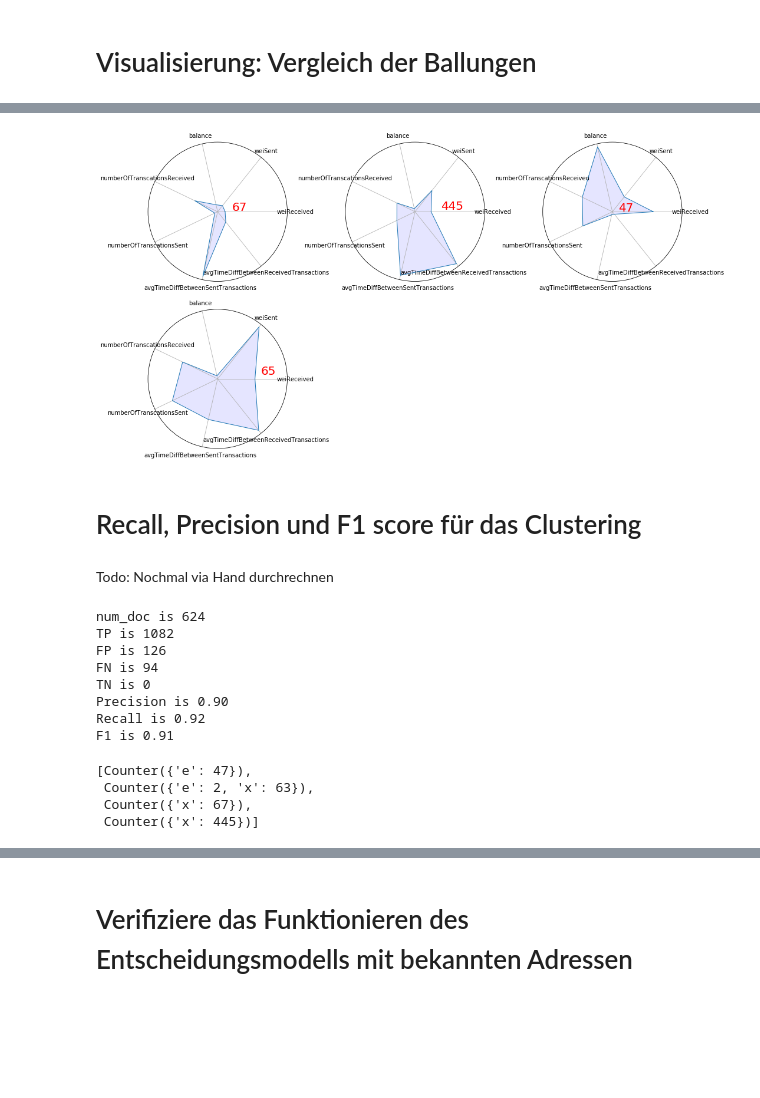
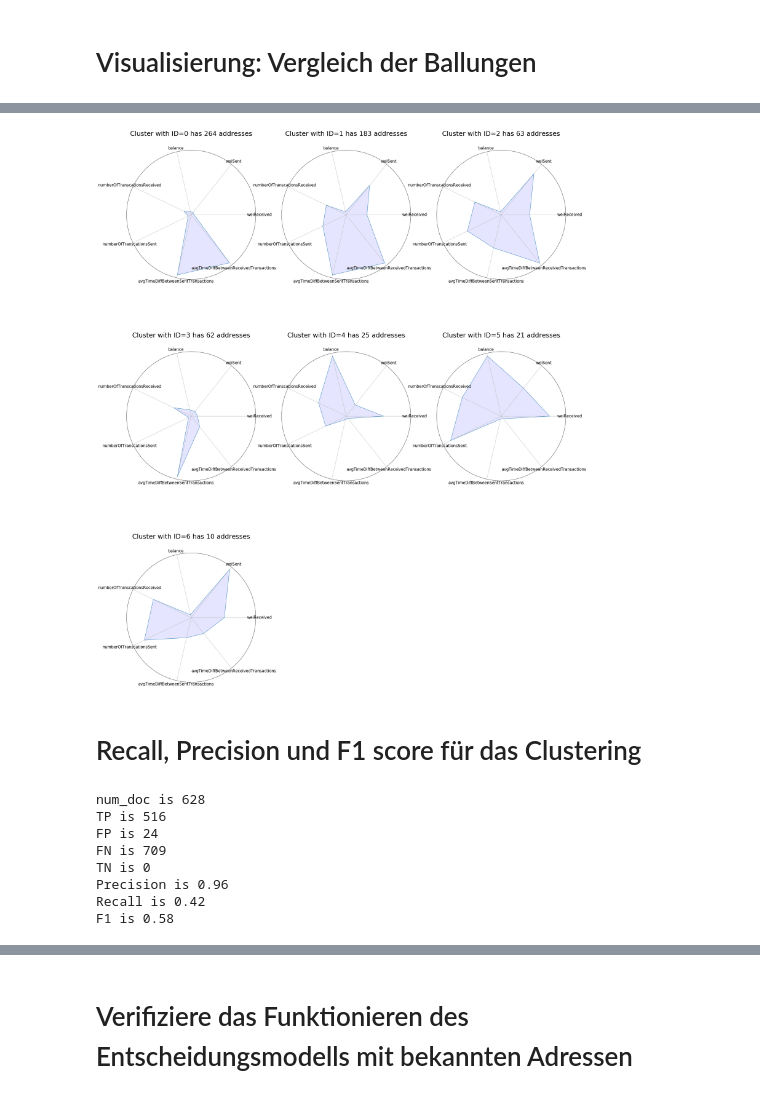
Before and after one commit to mgsgde/ethcluster, a Jupyter notebook: clusteranalysis.ipynb, the cells around one changed output, grey strips where cells are left out. Cells and saved outputs as stored; diff of their text form; code cells hidden in the pictures; blank space fills up the shorter version.

```diff
--- a/clusteranalysis.ipynb
+++ b/clusteranalysis.ipynb
@@ -315,15 +315,9 @@ clusterMeans = []
 cluster_size = {}
 
 for i, center in enumerate(kmeans_opt.cluster_centers_):
-#     print("Length of cluster {} is {}".format(i, len(featureValues[kmeans_opt.labels_==i])))
     within_cluster_featureValues = featureValues[kmeans_opt.labels_==i]
     cluster_size[i] = len(within_cluster_featureValues)
-#     display(addresses[kmeans_opt.labels_==i])
-#     display(within_cluster_featureValues)
-#     within_cluster_featureValues.columns = ['weiReceived', 'weiSent', 'numberOfTranscationsReceived', 'numberOfTranscationsSent']
     clusterMeans.append(within_cluster_featureValues.mean())
 
-x = pd.DataFrame(clusterMeans)
-x.sum()
-x = x / x.sum()
-x.plot(kind="bar", figsize=(10,10))
+cluster_data = pd.DataFrame(clusterMeans)
+cluster_data = cluster_data / cluster_data.sum()
@@ -332,0 +324,4 @@ x.plot(kind="bar", figsize=(10,10))
+# %%
+cluster_data["cluster_size"] = list(cluster_size.values())
+cluster_data = cluster_data.sort_values(by="cluster_size", ascending=False)
+cluster_data = cluster_data.reset_index(drop=True)
@@ -333,37 +349,38 @@ x.plot(kind="bar", figsize=(10,10))
 # %%
 from math import pi
 
-categories=list(x)
+cluster_size = cluster_data.loc[:, "cluster_size"]
+cluster_data_tmp = cluster_data.drop("cluster_size", axis=1)
+
+categories=list(x_tmp)
 N = len(categories)
 
 values = []
 
-for i,v in enumerate(x.iterrows()):
-    tmp_values = x.loc[i].values.tolist()
+for i,v in enumerate(x_tmp.iterrows()):
+    tmp_values = cluster_data_tmp.loc[i].values.tolist()
     tmp_values += tmp_values[:1]
     values.append(tmp_values)
 
 angles = [n / float(N) * 2 * pi for n in range(N)]
 angles += angles[:1]
 angles
 
-plt.figure(figsize=(17,len(values)*5))
+plt.figure(figsize=(30,40))
 
-axes = []
-
-for i, v in enumerate(values):
-    position = int("".join([str(len(values)), str(3), str(i + 1)]))
-    axes.append(plt.subplot(position, polar=True))
-
-for i,a in enumerate(axes):
-    plt.sca(a)
-    plt.xticks(angles[:-1], categories, size=10)
+for i,values in enumerate(values):
+#     print(cluster_size[i])
+    position = int("".join([str(33), str(i + 1)]))
+    axis = plt.subplot(position, polar=True)
+    plt.sca(axis)
+    plt.xticks(angles[:-1], categories, size=15)
     plt.yticks([])
-    a.plot(angles, values[i], linewidth=1, linestyle='solid')
-    a.fill(angles, values[i], 'b', alpha=0.1)
-    a.text(0.1,0.1, cluster_size[i], color = "red", size=20)
+    axis.plot(angles, values, linewidth=1, linestyle='solid')
+    axis.fill(angles, values, 'b', alpha=0.1)
+#     a.text(0.1,0.1, cluster_size[i], color = "red", size=20)
+    axis.set_title("Cluster with ID={} has {} addresses".format(i, cluster_size[i]), color = "black", size=25, loc="center", pad=30)
 # %% [output]
-[figure, old version]
+[figure, new version]
 # %% [markdown]
 # Recall, Precision und F1 score für das Clustering
 # %%
@@ -391,8 +408,6 @@ tmp1 = tmp1.join(tmp, on="address", how="inner")
 cluster_list = []
 for i in tmp1["is_in_cluster"].unique():
     cluster_list.append(list(tmp1[tmp1["is_in_cluster"] == i]["should_actual_be_in_cluster"]))
-# %% [markdown]
-Todo: Nochmal via Hand durchrechnen
 # %%
 import collections as collections
 from math import factorial as fac
@@ -455,18 +470,11 @@ print("Recall is %.2f " % Recall)
 F1=(2*Recall*Precision)/(Recall+Precision)
 print("F1 is %.2f " % F1)
 # %% [output]
-num_doc is 624
-TP is 1082
-FP is 126
-FN is 94
+num_doc is 628
+TP is 516
+FP is 24
+FN is 709
 TN is 0
-Precision is 0.90
-Recall is 0.92
-F1 is 0.91
+Precision is 0.96
+Recall is 0.42
+F1 is 0.58
-# %%
-[Counter(cl) for cl in cluster_list]
-# %% [output]
-[Counter({'e': 47}),
- Counter({'e': 2, 'x': 63}),
- Counter({'x': 67}),
- Counter({'x': 445})]
```
Also changed, not shown: parts of 9 cells of this notebook, 8 other files.
